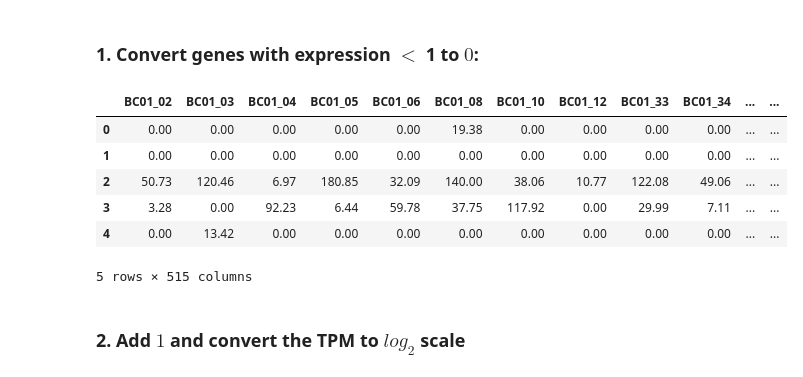
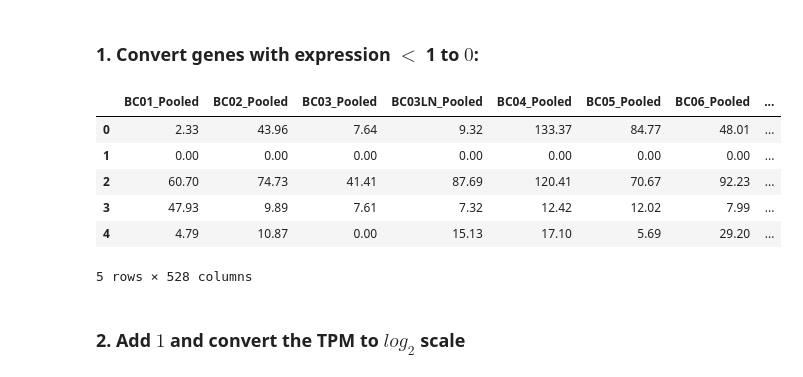
Before and after one commit to KyriakosPsa/BreastCancer-SingleCell, a Jupyter notebook: preprocessing.ipynb, the cells around one changed output. Cells and saved outputs as stored; diff of their text form; code cells hidden in the pictures.

```diff
--- a/preprocessing.ipynb
+++ b/preprocessing.ipynb
@@ -52,17 +50,17 @@ pooled_sampels = df.iloc[:,3:16]
 ### 1. Convert genes with expression $<$ 1 to $0$:
 # %%
 #Ignore pooled samples
-df_cells = df.iloc[:,16:]
+df_cells = df.iloc[:,3:]
 df_cells[df_cells < 1] = 0
 df_cells.head()
 # %% [output]
-|  | BC01_02 | BC01_03 | BC01_04 | BC01_05 | BC01_06 | BC01_08 | BC01_10 | BC01_12 | BC01_33 | BC01_34 | ... | ... |
-| 0 | 0.00 | 0.00 | 0.00 | 0.00 | 0.00 | 19.38 | 0.00 | 0.00 | 0.00 | 0.00 | ... | ... |
-| 1 | 0.00 | 0.00 | 0.00 | 0.00 | 0.00 | 0.00 | 0.00 | 0.00 | 0.00 | 0.00 | ... | ... |
-| 2 | 50.73 | 120.46 | 6.97 | 180.85 | 32.09 | 140.00 | 38.06 | 10.77 | 122.08 | 49.06 | ... | ... |
-| 3 | 3.28 | 0.00 | 92.23 | 6.44 | 59.78 | 37.75 | 117.92 | 0.00 | 29.99 | 7.11 | ... | ... |
-| 4 | 0.00 | 13.42 | 0.00 | 0.00 | 0.00 | 0.00 | 0.00 | 0.00 | 0.00 | 0.00 | ... | ... |
+|  | BC01_Pooled | BC02_Pooled | BC03_Pooled | BC03LN_Pooled | BC04_Pooled | BC05_Pooled | BC06_Pooled | ... |
+| 0 | 2.33 | 43.96 | 7.64 | 9.32 | 133.37 | 84.77 | 48.01 | ... |
+| 1 | 0.00 | 0.00 | 0.00 | 0.00 | 0.00 | 0.00 | 0.00 | ... |
+| 2 | 60.70 | 74.73 | 41.41 | 87.69 | 120.41 | 70.67 | 92.23 | ... |
+| 3 | 47.93 | 9.89 | 7.61 | 7.32 | 12.42 | 12.02 | 7.99 | ... |
+| 4 | 4.79 | 10.87 | 0.00 | 15.13 | 17.10 | 5.69 | 29.20 | ... |
-5 rows × 515 columns
+5 rows × 528 columns
 # %% [markdown]
 ### 2. Add $1$ and convert the TPM to $log_2$ scale
 # %%
```
Also changed, not shown: parts of 41 cells of this notebook.
